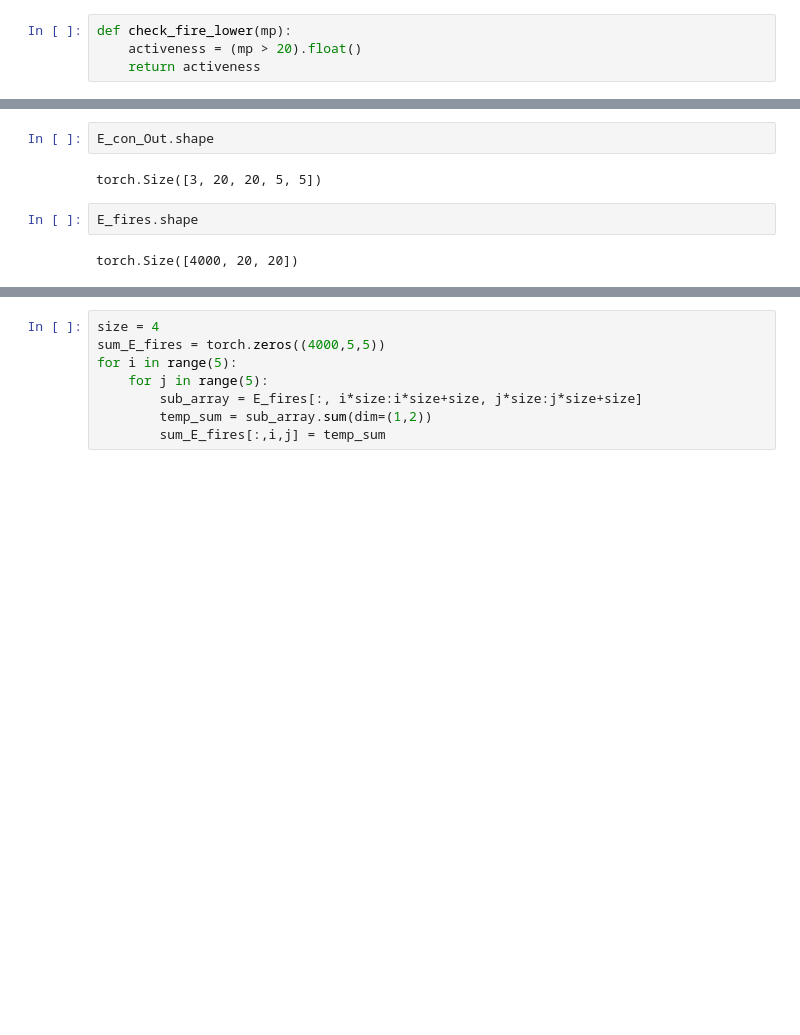
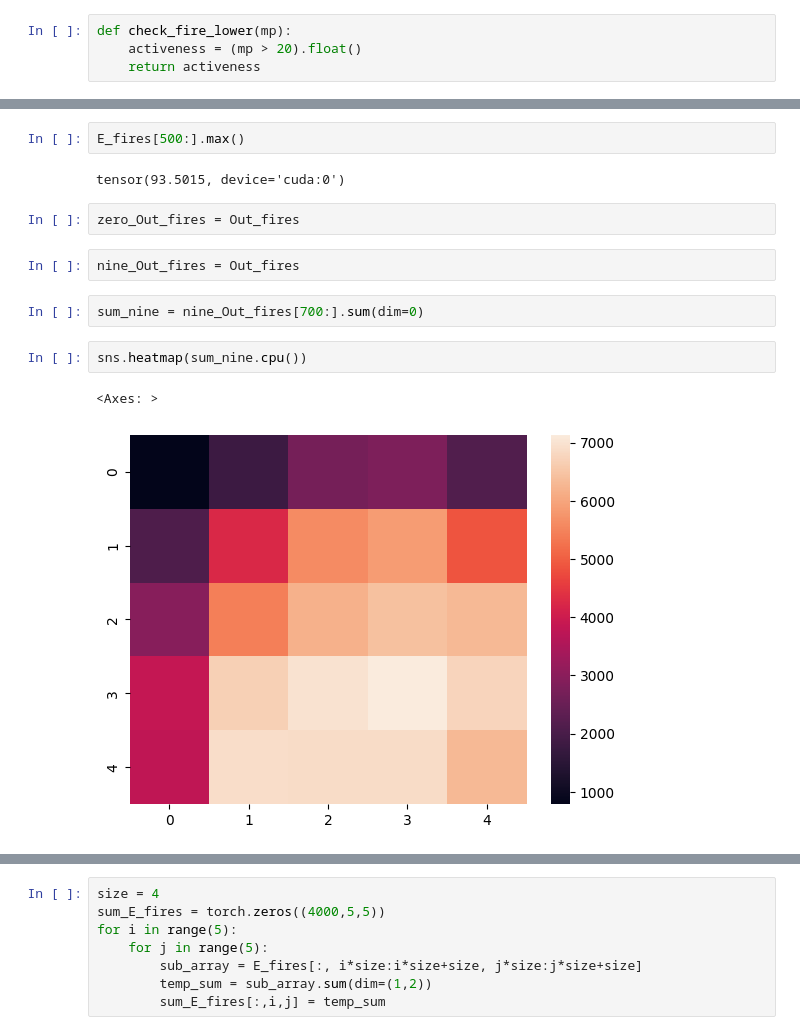
Before and after one commit to hhsherlock/Spiking_NN, a Jupyter notebook: mnst_learn/calculation.ipynb, the cells around one changed output, grey strips where cells are left out. Drawn from its saved outputs; the diff is of its cells as text; blank space fills up the shorter version.

```diff
--- a/mnst_learn/calculation.ipynb
+++ b/mnst_learn/calculation.ipynb
@@ -689,8 +683,15 @@ torch.Size([10, 10, 8, 20, 20])
-# %%
-E_con_Out.shape
-# %% [output]
-torch.Size([3, 20, 20, 5, 5])
 # %%
-E_fires.shape
+E_fires[500:].max()
 # %% [output]
-torch.Size([4000, 20, 20])
+tensor(93.5015, device='cuda:0')
+# %%
+zero_Out_fires = Out_fires
+# %%
+nine_Out_fires = Out_fires
+# %%
+sum_nine = nine_Out_fires[700:].sum(dim=0)
+# %%
+sns.heatmap(sum_nine.cpu())
+# %% [output]
+<Axes: >
+[figure, added]
```
Also changed, not shown: parts of 6 cells of this notebook, 11 other files.
